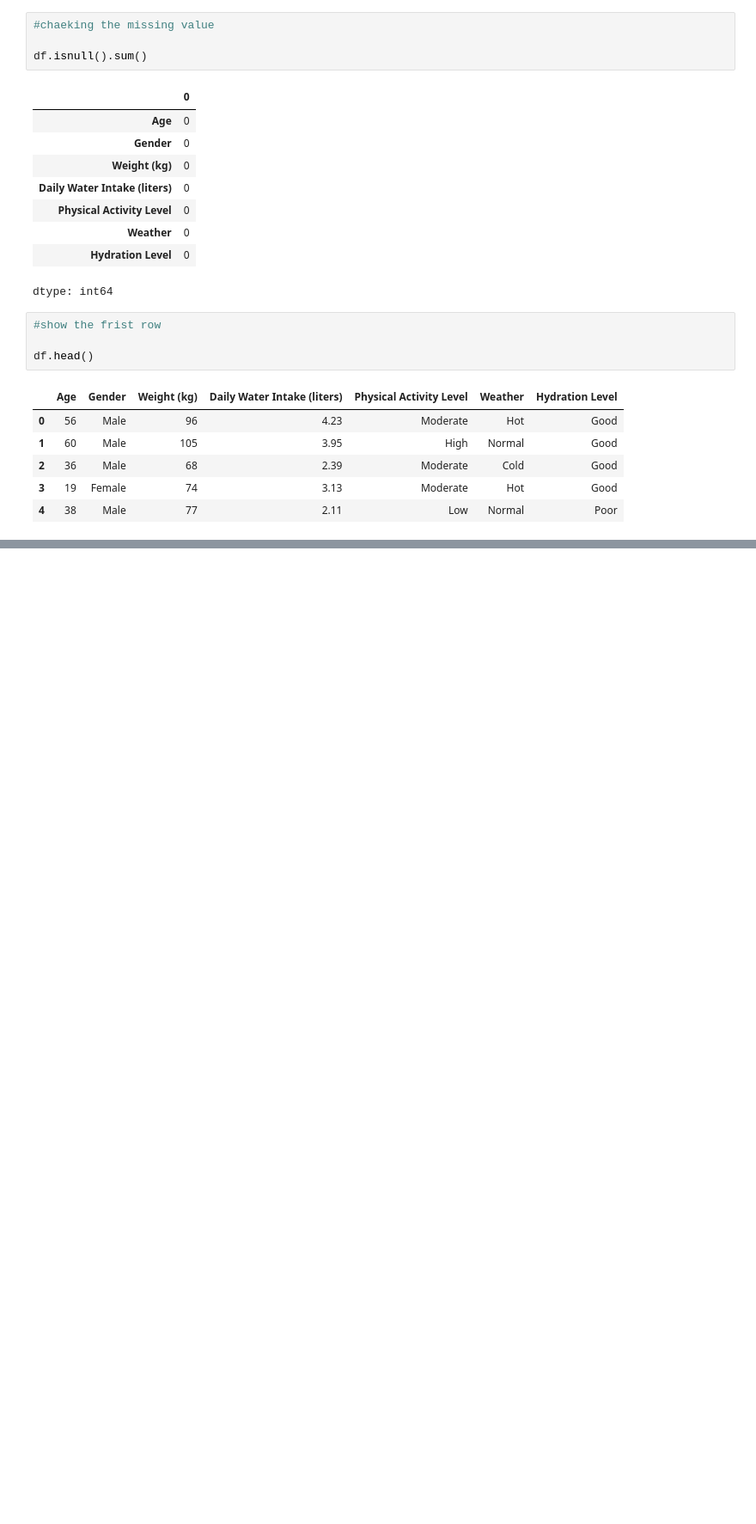
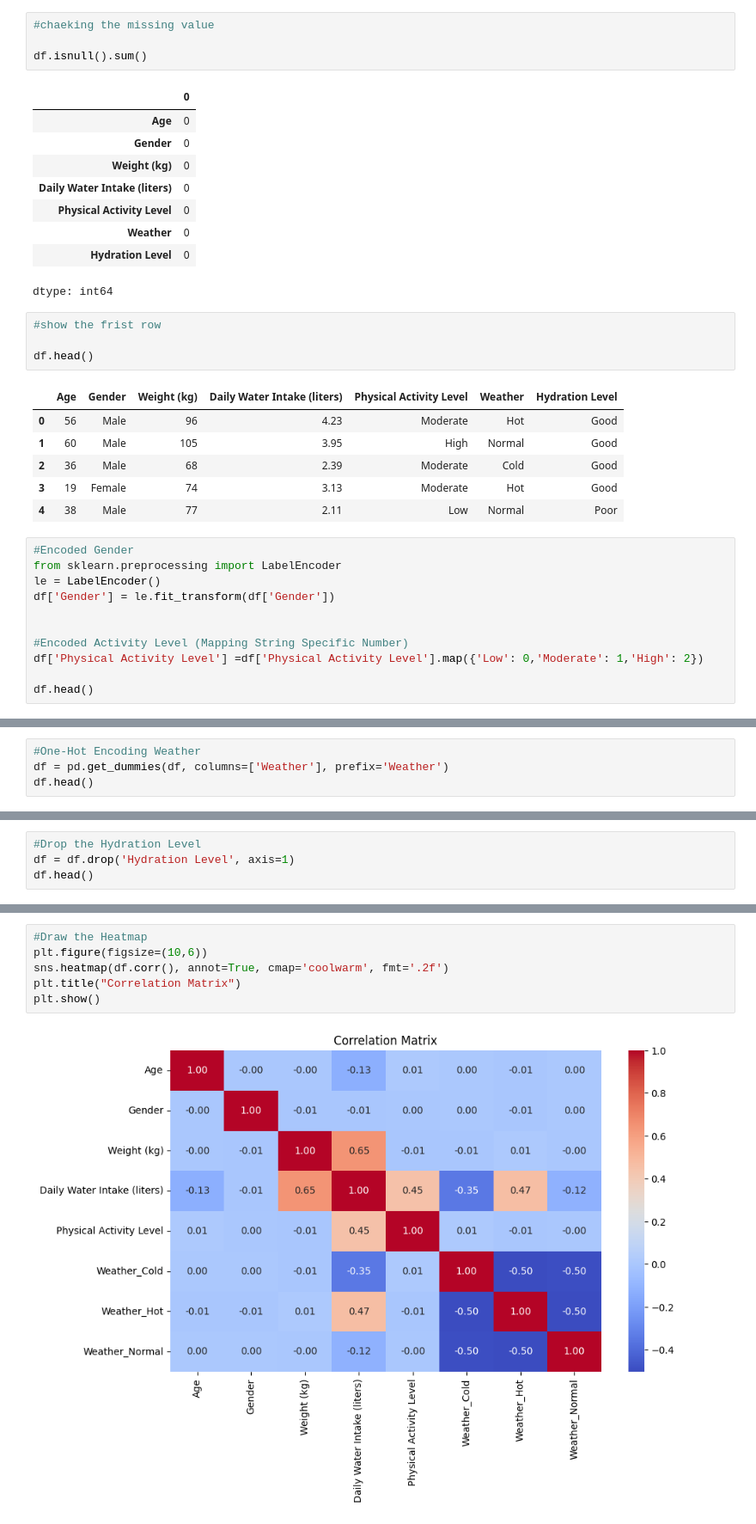
Before and after one commit to HMBinara/ML_Project, a Jupyter notebook: Human_Hydration.ipynb, the cells around one changed output, grey strips where cells are left out. Shown at 86% size. Saved outputs shown, nothing was run; the diff lists cells and outputs as text; blank space fills up the shorter version.

```diff
--- a/Human_Hydration.ipynb
+++ b/Human_Hydration.ipynb
@@ -66,3 +66,14 @@ df.head()
 | 2 | 36 | Male | 68 | 2.39 | Moderate | Cold | Good |
 | 3 | 19 | Female | 74 | 3.13 | Moderate | Hot | Good |
 | 4 | 38 | Male | 77 | 2.11 | Low | Normal | Poor |
+# %%
+#Encoded Gender
+from sklearn.preprocessing import LabelEncoder
+le = LabelEncoder()
+df['Gender'] = le.fit_transform(df['Gender'])
+
+
+#Encoded Activity Level (Mapping String Specific Number)
+df['Physical Activity Level'] =df['Physical Activity Level'].map({'Low': 0,'Moderate': 1,'High': 2})
+
+df.head()
@@ -68,0 +87,4 @@ df.head()
+# %%
+#One-Hot Encoding Weather
+df = pd.get_dummies(df, columns=['Weather'], prefix='Weather')
+df.head()
@@ -68,0 +98,4 @@ df.head()
+# %%
+#Drop the Hydration Level
+df = df.drop('Hydration Level', axis=1)
+df.head()
@@ -68,0 +109,8 @@ df.head()
+# %%
+#Draw the Heatmap
+plt.figure(figsize=(10,6))
+sns.heatmap(df.corr(), annot=True, cmap='coolwarm', fmt='.2f')
+plt.title("Correlation Matrix")
+plt.show()
+# %% [output]
+[figure, added]
```
Also changed, not shown: parts of 6 cells of this notebook.
